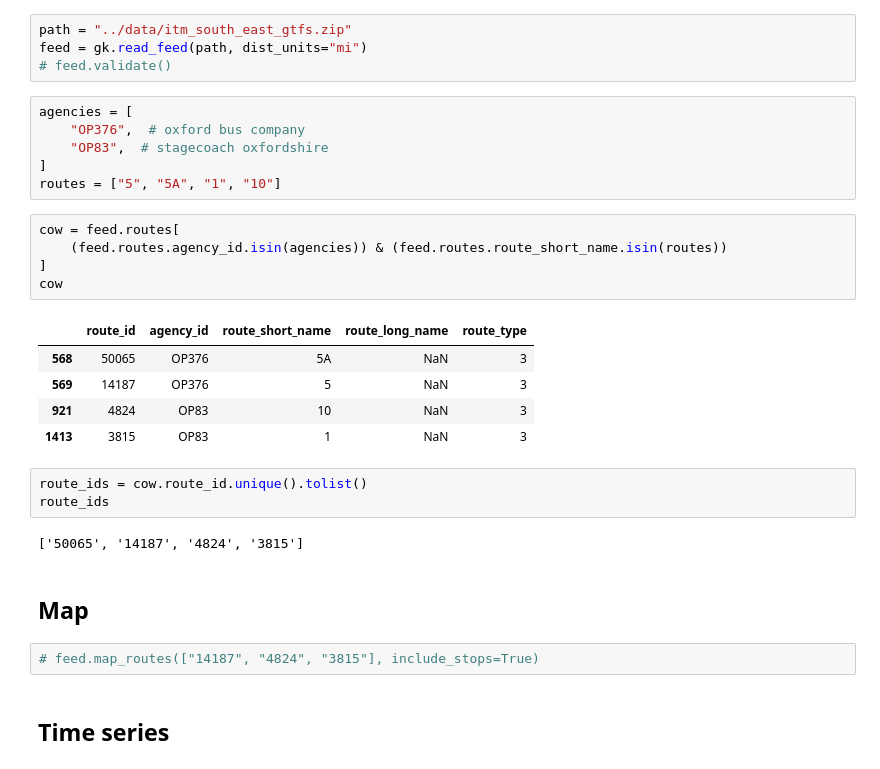
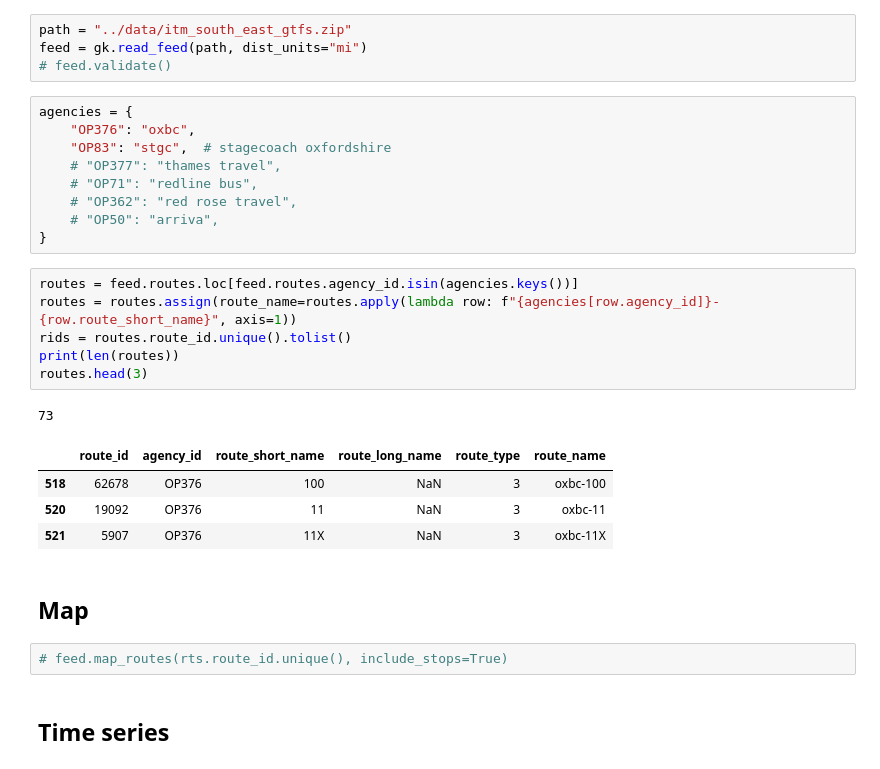
Before and after one commit to carderne/bods, a Jupyter notebook: notebooks/schedule.ipynb, the cells around one changed output. Cells and saved outputs as stored; diff of their text form.

```diff
--- a/notebooks/schedule.ipynb
+++ b/notebooks/schedule.ipynb
@@ -35,31 +24,30 @@ path = "../data/itm_south_east_gtfs.zip"
 feed = gk.read_feed(path, dist_units="mi")
 # feed.validate()
 # %%
-agencies = [
-    "OP376",  # oxford bus company
-    "OP83",  # stagecoach oxfordshire
-]
-routes = ["5", "5A", "1", "10"]
+agencies = {
+    "OP376": "oxbc",
+    "OP83": "stgc",  # stagecoach oxfordshire
+    # "OP377": "thames travel",
+    # "OP71": "redline bus",
+    # "OP362": "red rose travel",
+    # "OP50": "arriva",
+}
-# %%
-cow = feed.routes[
-    (feed.routes.agency_id.isin(agencies)) & (feed.routes.route_short_name.isin(routes))
-]
-cow
-# %% [output]
-|  | route_id | agency_id | route_short_name | route_long_name | route_type |
-| 568 | 50065 | OP376 | 5A | NaN | 3 |
-| 569 | 14187 | OP376 | 5 | NaN | 3 |
-| 921 | 4824 | OP83 | 10 | NaN | 3 |
-| 1413 | 3815 | OP83 | 1 | NaN | 3 |
-# %%
-route_ids = cow.route_id.unique().tolist()
-route_ids
-# %% [output]
-['50065', '14187', '4824', '3815']
+# %%
+routes = feed.routes.loc[feed.routes.agency_id.isin(agencies.keys())]
+routes = routes.assign(route_name=routes.apply(lambda row: f"{agencies[row.agency_id]}-{row.route_short_name}", axis=1))
+rids = routes.route_id.unique().tolist()
+print(len(routes))
+routes.head(3)
+# %% [output]
+73
+|  | route_id | agency_id | route_short_name | route_long_name | route_type | route_name |
+| 518 | 62678 | OP376 | 100 | NaN | 3 | oxbc-100 |
+| 520 | 19092 | OP376 | 11 | NaN | 3 | oxbc-11 |
+| 521 | 5907 | OP376 | 11X | NaN | 3 | oxbc-11X |
 # %% [markdown]
 ## Map
 # %%
-# feed.map_routes(["14187", "4824", "3815"], include_stops=True)
+# feed.map_routes(rts.route_id.unique(), include_stops=True)
 # %% [markdown]
 ## Time series
 # %%
```
Also changed, not shown: parts of 7 cells of this notebook.
